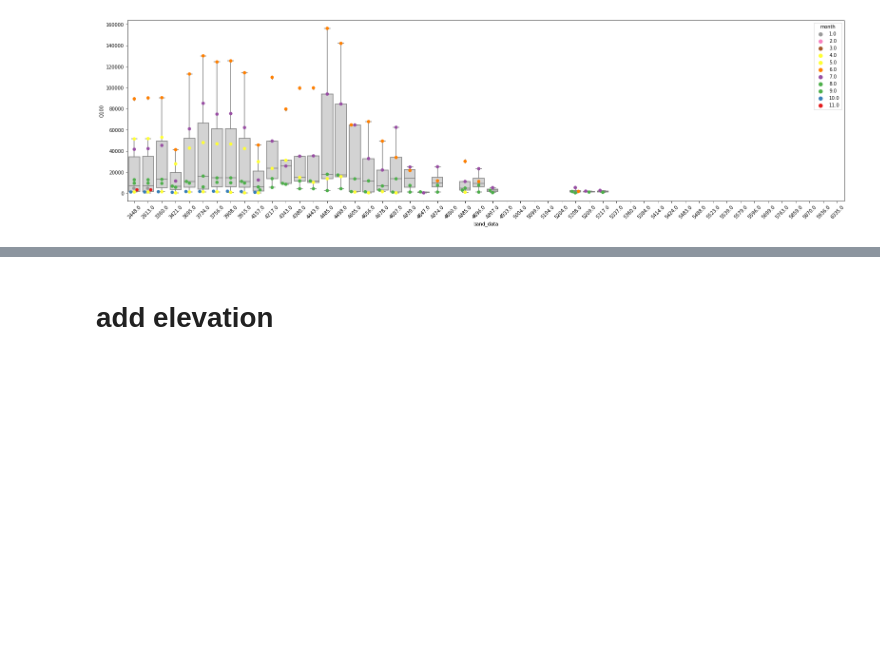
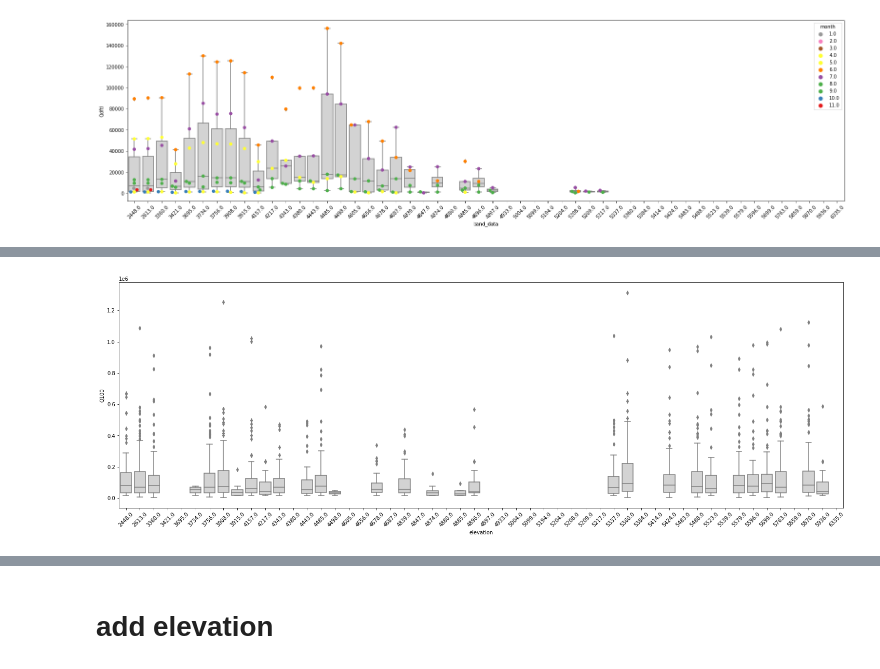
Before and after one commit to varyabazilova/sedcas_sediments_hma, a Jupyter notebook: 202405_modelruns/magnitude_frequency.ipynb, the cells around one changed output, grey strips where cells are left out. Cells and saved outputs as stored; diff of their text form; code cells hidden in the pictures; blank space fills up the shorter version.

```diff
--- a/202405_modelruns/magnitude_frequency.ipynb
+++ b/202405_modelruns/magnitude_frequency.ipynb
@@ -496,0 +511,7 @@ plt.show()
+# %%
+elevation1 = elevation.set_index('cellnr2').transpose()
+# %%
+result_df2 = result_df
+result_df2.columns = elevation1.loc['band_data']
+merged = pd.concat([df, result_df2],axis=1)
+merged = merged.drop(['D'], axis = 1)
@@ -496,0 +534,5 @@ plt.show()
+# %%
+# melted_df = pd.melt(merged, id_vars=['elevation'], var_name='month', value_name= 'Q00')
+# melted_df = pd.melt(result, id_vars=['location_id'], var_name='month', value_name='value')
+melted_df = pd.melt(merged, id_vars=['year', 'month'], var_name='elevation', value_name='Q100')
+melted_df = melted_df.sort_values('elevation')
@@ -496,0 +541,12 @@ plt.show()
+# %%
+melted_df_nozeros =  melted_df.replace(0,  np.nan)
+# %%
+plt.figure(figsize=(25, 8))
+boxplots = sns.boxplot(x='elevation', y='Q100', data=melted_df_nozeros, color = 'lightgrey')
+# scatter = sns.swarmplot(data=melted_df_nozeros, x='elevation', y='Q100', hue='month', palette='Set1_r', s = 3)
+
+
+plt.xticks(rotation=45)
+plt.show()
+# %% [output]
+[figure, added]
```
Also changed, not shown: parts of 31 cells of this notebook, 18 other files.
